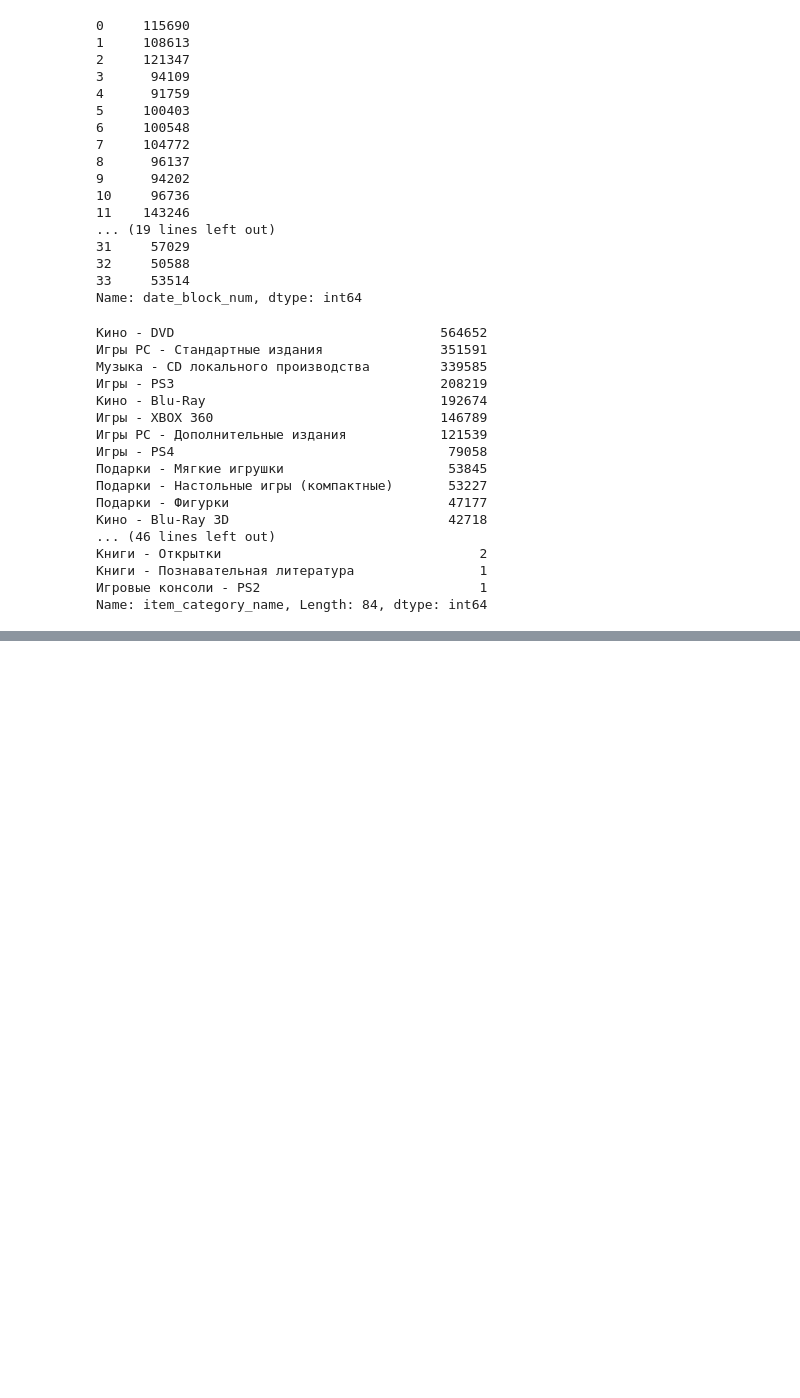
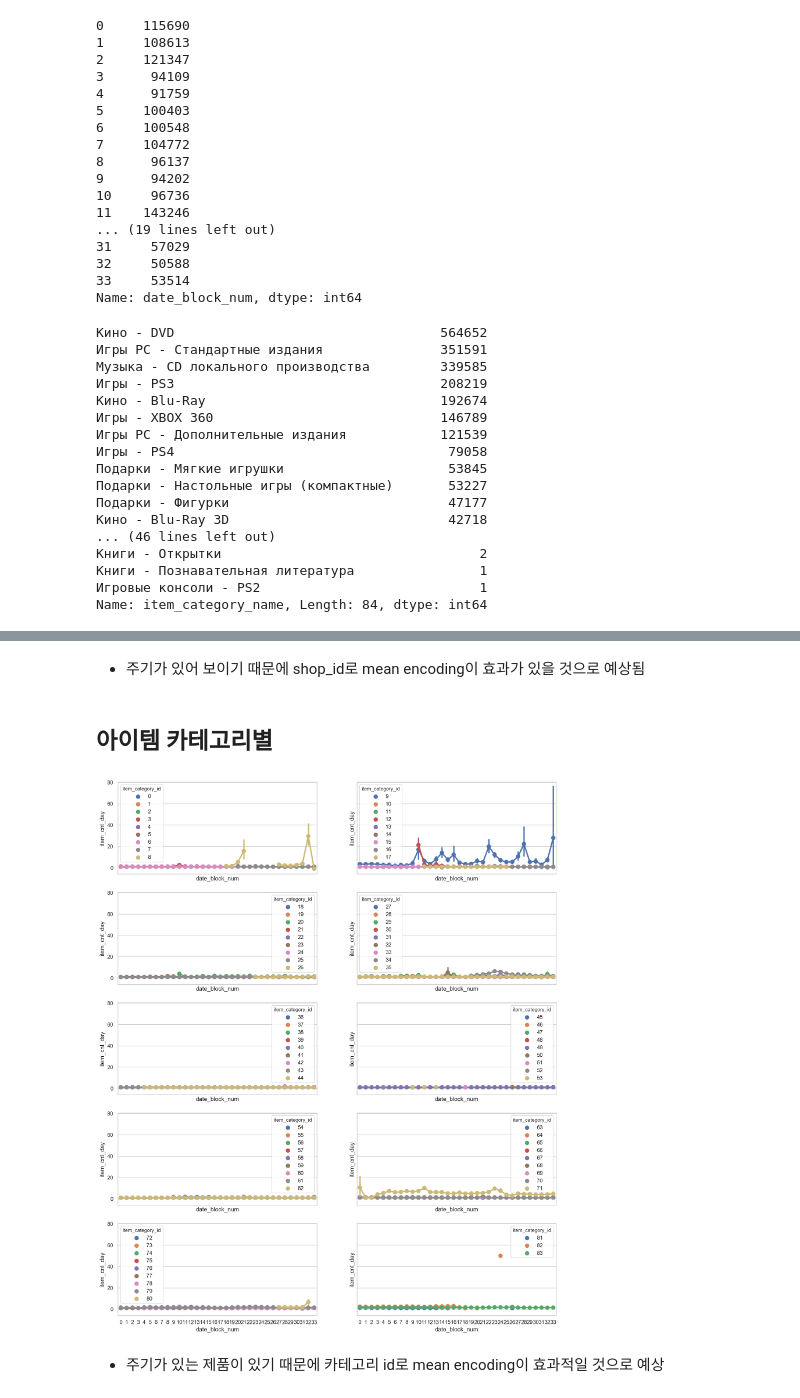
Before and after one commit to mkhoin/Play-Kaggle, a Jupyter notebook: Predict-Future-Sales/notebook/01. EDA.ipynb, the cells around one changed output, grey strips where cells are left out. Saved outputs shown, nothing was run; the diff lists cells and outputs as text; code cells hidden in the pictures; blank space fills up the shorter version.

```diff
--- a/Predict-Future-Sales/notebook/01. EDA.ipynb
+++ b/Predict-Future-Sales/notebook/01. EDA.ipynb
@@ -285,0 +337,20 @@ Name: item_category_name, Length: 84, dtype: int64
+# %% [markdown]
+- 주기가 있어 보이기 때문에 shop_id로 mean encoding이 효과가 있을 것으로 예상됨
+# %% [markdown]
+## 아이템 카테고리별
+# %%
+fig, axes = plt.subplots(nrows=5, ncols=2, sharex=True, sharey=True, figsize=(16,20))
+num_graph = 10
+id_per_graph = ceil(train_full.item_category_id.max() / num_graph)
+count = 0
+for i in range(5):
+    for j in range(2):
+        sns.pointplot(x='date_block_num', y='item_cnt_day', hue='item_category_id',
+                      data=train_full[np.logical_and(count*id_per_graph <= train_full['item_category_id'],
+                                                     train_full['item_category_id'] < (count+1)*id_per_graph)],
+                      ax=axes[i][j])
+        count += 1
+# %% [output]
+[figure, added]
+# %% [markdown]
+- 주기가 있는 제품이 있기 때문에 카테고리 id로 mean encoding이 효과적일 것으로 예상
```
Also changed, not shown: parts of 9 cells of this notebook, 2 other files.
